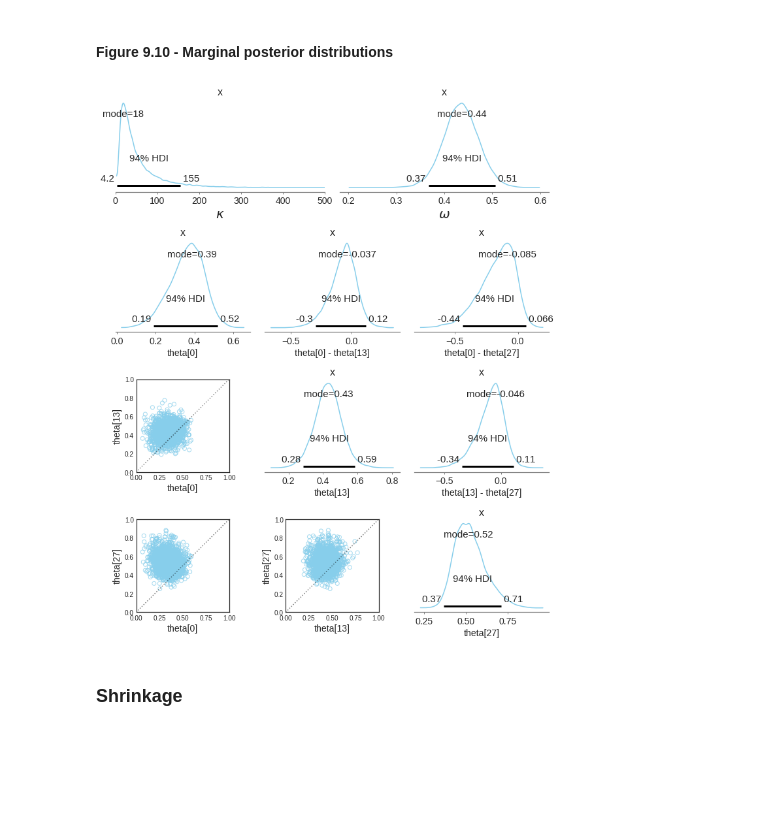
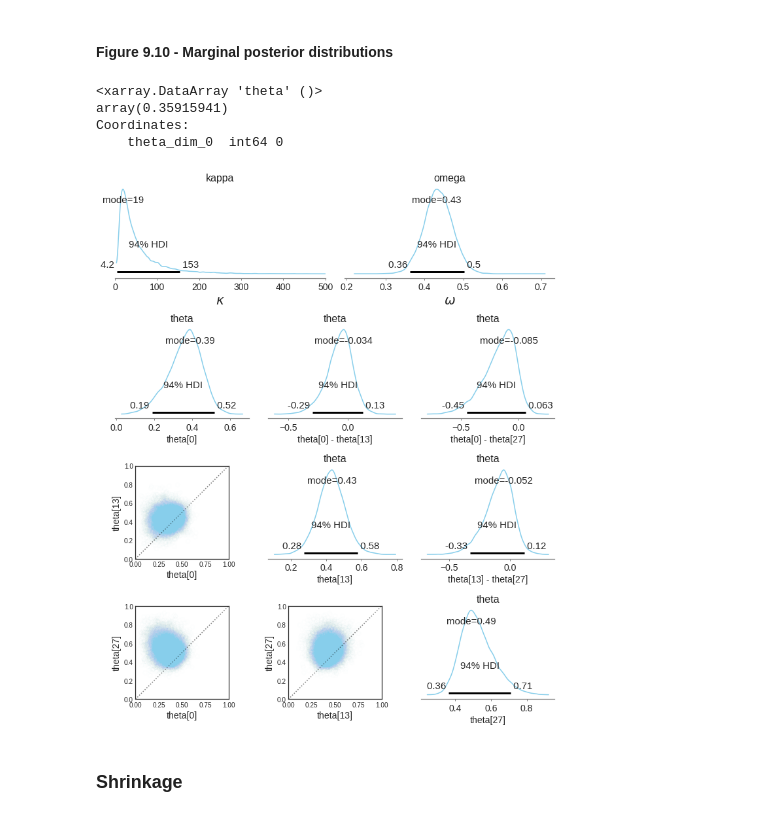
Before and after one commit to blue-worm/DBDA-python, a Jupyter notebook: Notebooks/Chapter 9.ipynb, the cells around one changed output. Saved outputs shown, nothing was run; the diff lists cells and outputs as text; code cells hidden in the pictures; blank space fills up the shorter version.

```diff
--- a/Notebooks/Chapter 9.ipynb
+++ b/Notebooks/Chapter 9.ipynb
@@ -196,7 +239,7 @@ practitioner_idx = df.s.cat.codes.values
 practitioner_codes = df.s.cat.categories
 n_practitioners = practitioner_codes.size
 
-with pm.Model() as hierarchical_model:
+with pm.Model() as therapeutictouch_model:
     omega = pm.Beta('omega', 1., 1.)
     kappa_minus2 = pm.Gamma('kappa_minus2', 0.01, 0.01)
     kappa = pm.Deterministic('kappa', kappa_minus2 + 2)
@@ -209,8 +252,8 @@ pm.model_to_graphviz(hierarchical_model)
 # %% [output]
 [drawing not drawn]
 # %%
-with hierarchical_model:
-    trace = pm.sample(5000, cores=4, target_accept=0.95)
+with therapeutictouch_model:
+    trace_tt = pm.sample(5000, cores=4, target_accept=0.95)
 # %% [output]
 Auto-assigning NUTS sampler...
 Initializing NUTS using jitter+adapt_diag...
@@ -247,5 +290,12 @@ az.summary(trace)
 # %% [markdown]
 #### Figure 9.10 - Marginal posterior distributions
+# %%
+trace_tt['posterior']['theta'].mean(dim=['chain', 'draw']).sel(theta_dim_0=0)
+# %% [output]
+<xarray.DataArray 'theta' ()>
+array(0.35915941)
+Coordinates:
+    theta_dim_0  int64 0
 # %%
 plt.figure(figsize=(10,12))
 
@@ -264,38 +314,41 @@ ax10 = plt.subplot(gs[3,2:4])
 ax11 = plt.subplot(gs[3,4:6])
 
 # thetas and theta pairs to plot
 thetas = (0, 13, 27)
 theta_pairs = ((0,13),(0,27),(13,27))
 
 font_d = {'size':14}
 
 # kappa & omega posterior plots
 for var, ax in zip(['kappa', 'omega'], [ax1, ax2]):
-    pm.plot_posterior(trace[var], point_estimate='mode', ax=ax, color=color, round_to=2)
+    az.plot_posterior(trace_tt['posterior'][var], point_estimate='mode', ax=ax, color=color, round_to=2)
     ax.set_xlabel('$\{}$'.format(var), fontdict={'size':20, 'weight':'bold'})
 ax1.set(xlim=(0,500))
 
 # theta posterior plots
 for var, ax in zip(thetas,[ax3, ax7, ax11]):
-    pm.plot_posterior(trace['theta'][:,var], point_estimate='mode', ax=ax, color=color)
+    #az.plot_posterior(trace['theta'][:,var], point_estimate='mode', ax=ax, color=color)
+    #az.plot_posterior(trace['posterior']['theta'][:,var], point_estimate='mode', ax=ax, color=color)
+    az.plot_posterior(trace_tt['posterior']['theta'].sel(theta_dim_0=var), point_estimate='mode', ax=ax, color=color)
     ax.set_xlabel('theta[{}]'.format(var), fontdict=font_d)
 
 # theta scatter plots
 for var, ax in zip(theta_pairs,[ax6, ax9, ax10]):
-    ax.scatter(trace['theta'][::10,var[0]], trace['theta'][::10,var[1]], alpha=0.75, color=color, facecolor='none')
+    #ax.scatter(trace['posterior']['theta'][::10,var[0]], trace['posterior']['theta'][::10,var[1]], alpha=0.75, color=color, facecolor='none')
+    ax.scatter(trace_tt['posterior']['theta'].sel(theta_dim_0=var[0]), trace_tt['posterior']['theta'].sel(theta_dim_0=var[1]), alpha=0.02, color=color, facecolor='none')
     ax.plot([0, 1], [0, 1], ':k', transform=ax.transAxes, alpha=0.5)
     ax.set_xlabel('theta[{}]'.format(var[0]), fontdict=font_d)
     ax.set_ylabel('theta[{}]'.format(var[1]), fontdict=font_d)
     ax.set(xlim=(0,1), ylim=(0,1), aspect='equal')
 
 # theta posterior differences plots
 for var, ax in zip(theta_pairs,[ax4, ax5, ax8]):
-    az.plot_posterior(trace['theta'][:,var[0]]-trace['theta'][:,var[1]], point_estimate='mode', ax=ax, color=color)
+    az.plot_posterior(trace_tt['posterior']['theta'].sel(theta_dim_0=var[0])-trace_tt['posterior']['theta'].sel(theta_dim_0=var[1]), point_estimate='mode', ax=ax, color=color)
     ax.set_xlabel('theta[{}] - theta[{}]'.format(*var), fontdict=font_d)
 
 plt.tight_layout()
 # %% [output]
-[figure, old version]
+[figure, new version]
 # %% [markdown]
 ### Shrinkage
 # %% [markdown]
```
Also changed, not shown: parts of 32 cells of this notebook.
